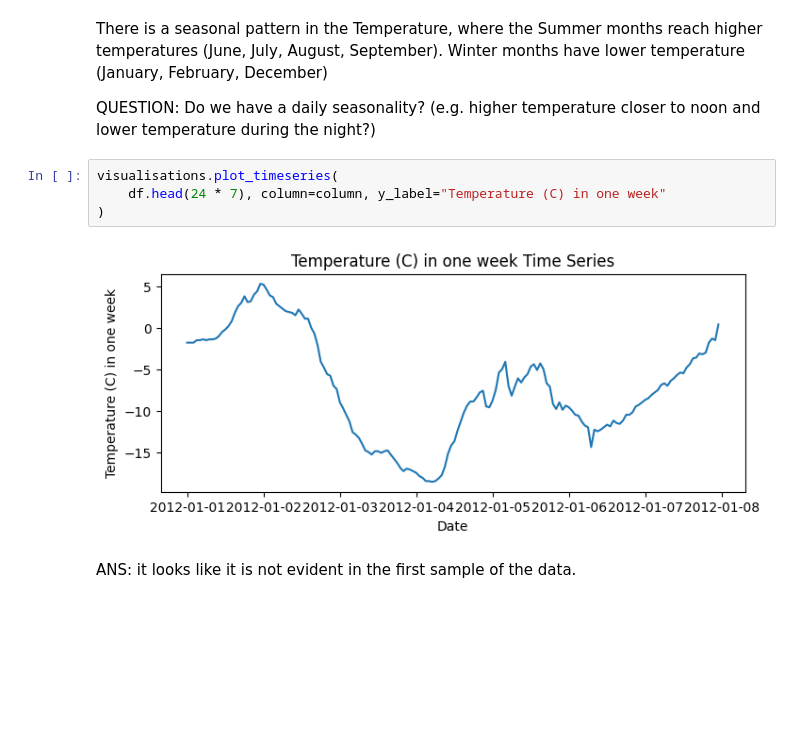
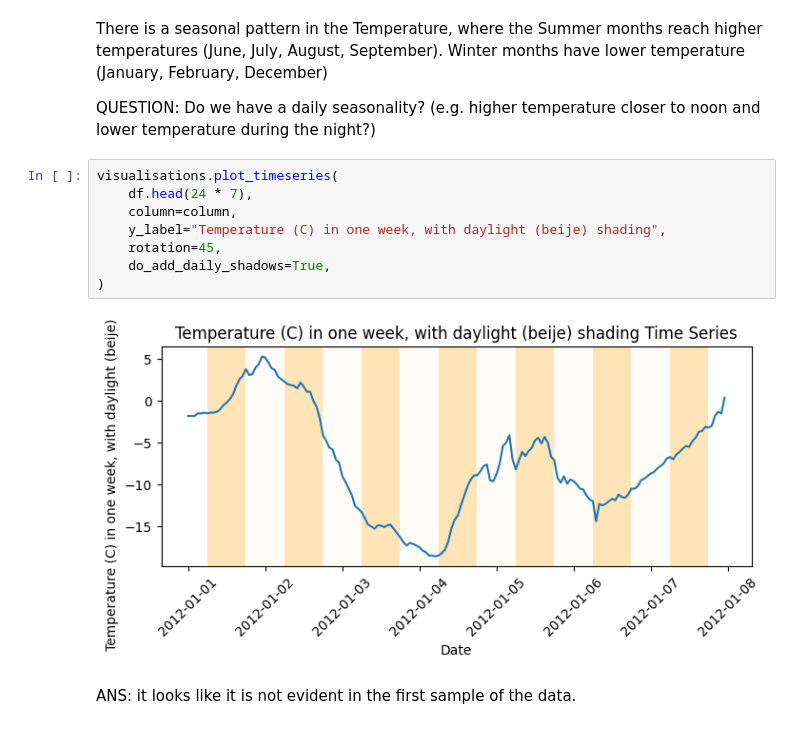
Before and after one commit to plrodrigues/IT-Project-3, a Jupyter notebook: notebooks/00_data_exploration.ipynb, the cells around one changed output. Saved outputs shown, nothing was run; the diff lists cells and outputs as text; blank space fills up the shorter version.

```diff
--- a/notebooks/00_data_exploration.ipynb
+++ b/notebooks/00_data_exploration.ipynb
@@ -117,10 +121,14 @@ Winter months have lower temperature (January, February, December)
 QUESTION: Do we have a daily seasonality? (e.g. higher temperature closer to noon and lower temperature during the night?)
 # %%
 visualisations.plot_timeseries(
-    df.head(24 * 7), column=column, y_label="Temperature (C) in one week"
+    df.head(24 * 7),
+    column=column,
+    y_label="Temperature (C) in one week, with daylight (beije) shading",
+    rotation=45,
+    do_add_daily_shadows=True,
 )
 # %% [output]
-[figure, old version]
+[figure, new version]
 # %% [markdown]
 ANS: it looks like it is not evident in the first sample of the data.
 # %% [markdown]
```
Also changed, not shown: parts of 13 cells of this notebook, 18 other files.
